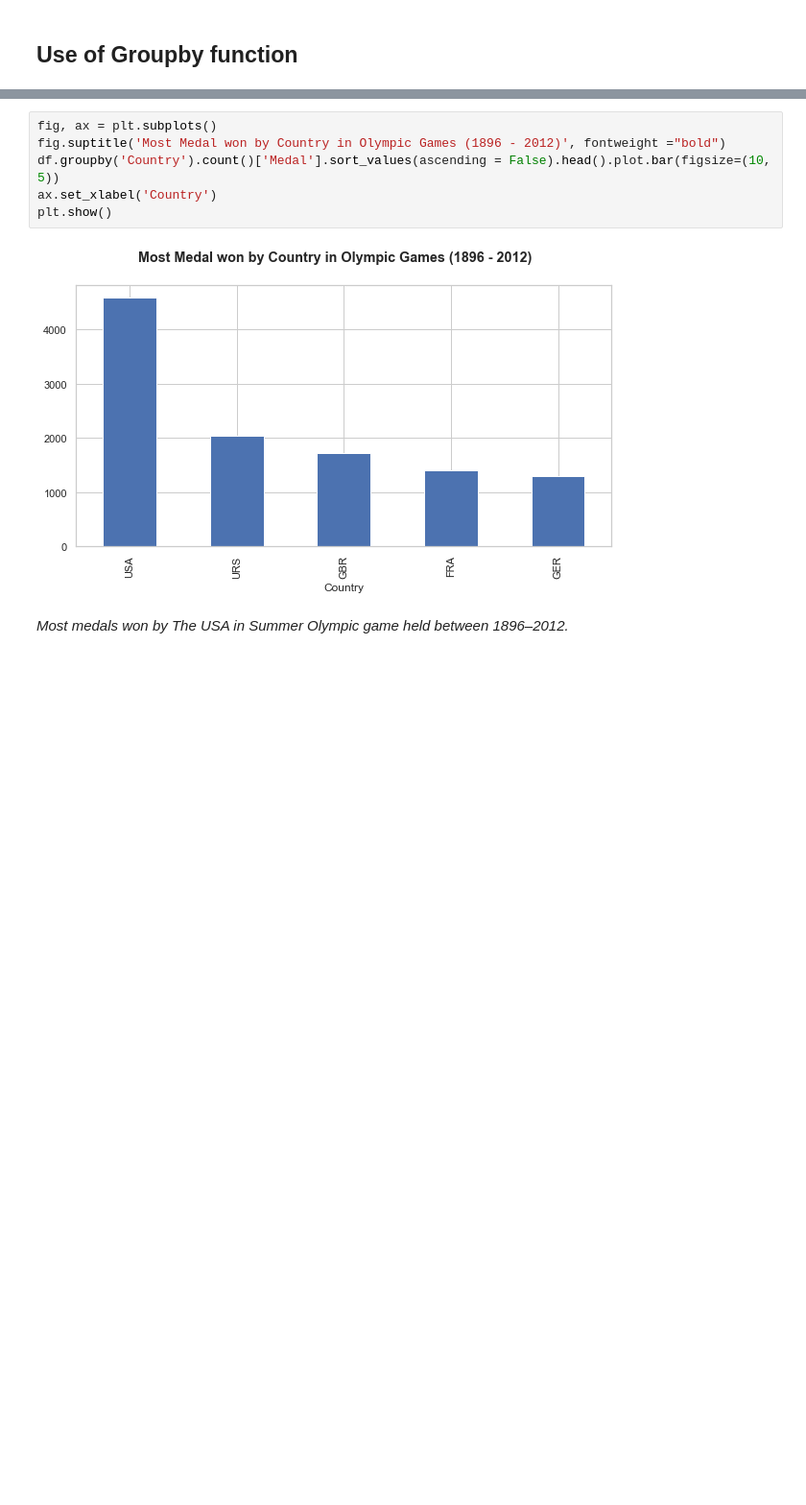
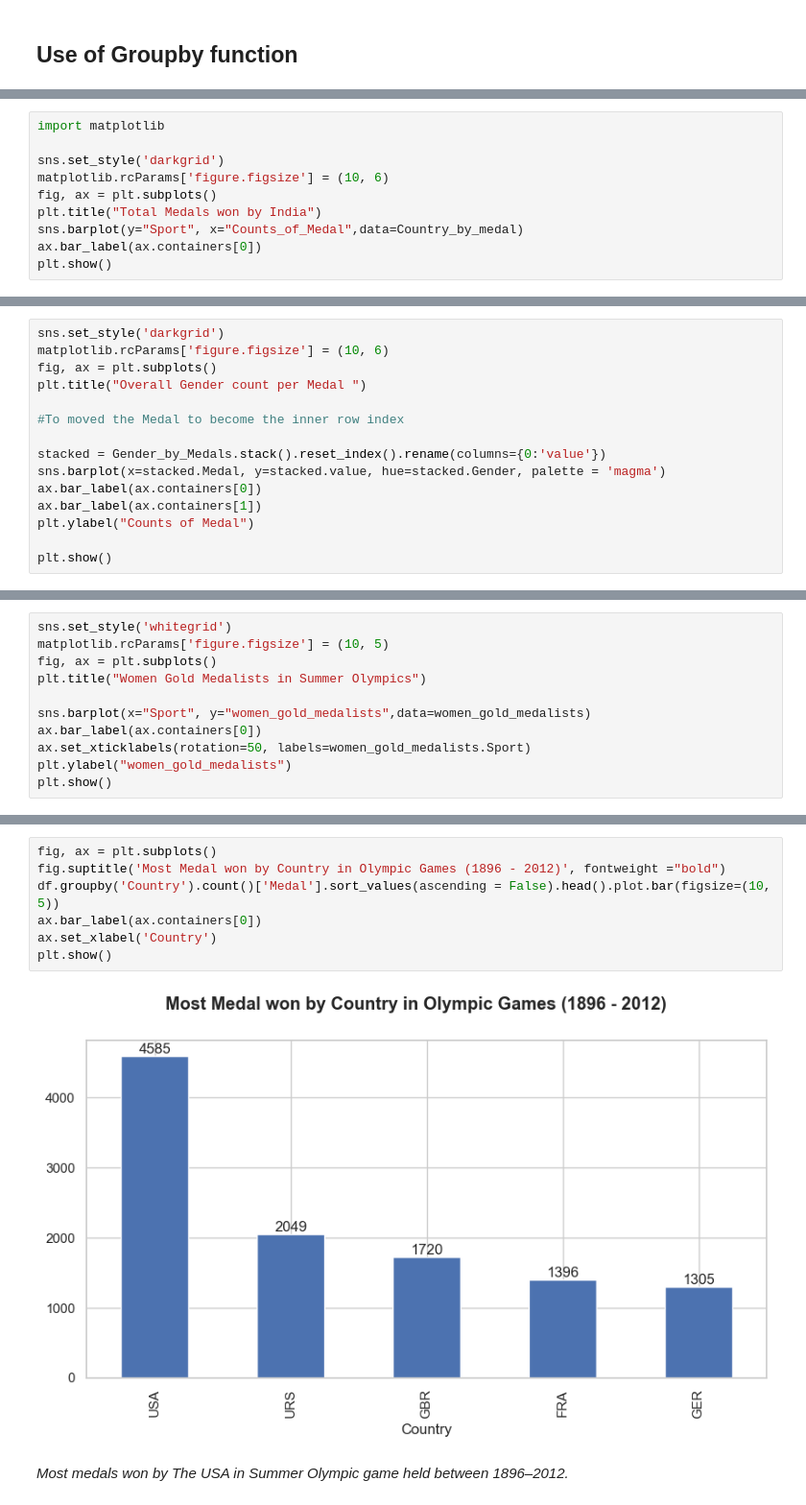
Before and after one commit to saurav29singh/Udacity_Project, a Jupyter notebook: Olympic_Dataset_Study.ipynb, the cells around one changed output, grey strips where cells are left out. Shown: that part at 96% size. Cells and saved outputs as stored; diff of their text form; blank space fills up the shorter version.

```diff
--- a/Olympic_Dataset_Study.ipynb
+++ b/Olympic_Dataset_Study.ipynb
@@ -214,0 +242,10 @@ dtype: bool
+# %%
+import matplotlib
+
+sns.set_style('darkgrid')
+matplotlib.rcParams['figure.figsize'] = (10, 6)
+fig, ax = plt.subplots()
+plt.title("Total Medals won by India")
+sns.barplot(y="Sport", x="Counts_of_Medal",data=Country_by_medal)
+ax.bar_label(ax.containers[0])
+plt.show()
@@ -214,0 +264,15 @@ dtype: bool
+# %%
+sns.set_style('darkgrid')
+matplotlib.rcParams['figure.figsize'] = (10, 6)
+fig, ax = plt.subplots()
+plt.title("Overall Gender count per Medal ")
+
+#To moved the Medal to become the inner row index
+
+stacked = Gender_by_Medals.stack().reset_index().rename(columns={0:'value'})
+sns.barplot(x=stacked.Medal, y=stacked.value, hue=stacked.Gender, palette = 'magma')
+ax.bar_label(ax.containers[0])
+ax.bar_label(ax.containers[1])
+plt.ylabel("Counts of Medal")
+
+plt.show()
@@ -214,0 +296,11 @@ dtype: bool
+# %%
+sns.set_style('whitegrid')
+matplotlib.rcParams['figure.figsize'] = (10, 5)
+fig, ax = plt.subplots()
+plt.title("Women Gold Medalists in Summer Olympics")
+
+sns.barplot(x="Sport", y="women_gold_medalists",data=women_gold_medalists)
+ax.bar_label(ax.containers[0])
+ax.set_xticklabels(rotation=50, labels=women_gold_medalists.Sport)
+plt.ylabel("women_gold_medalists")
+plt.show()
@@ -215,11 +311,12 @@ dtype: bool
 # %%
 fig, ax = plt.subplots()
 fig.suptitle('Most Medal won by Country in Olympic Games (1896 - 2012)', fontweight ="bold")
 df.groupby('Country').count()['Medal'].sort_values(ascending = False).head().plot.bar(figsize=(10, 5))
+ax.bar_label(ax.containers[0])
 ax.set_xlabel('Country')
 plt.show()
 # %% [output]
-[figure, old version]
+[figure, new version]
 # %% [markdown]
 _Most medals won by The USA in Summer Olympic game held between 1896–2012._
 # %% [markdown]
```
Also changed, not shown: parts of 20 cells of this notebook.
